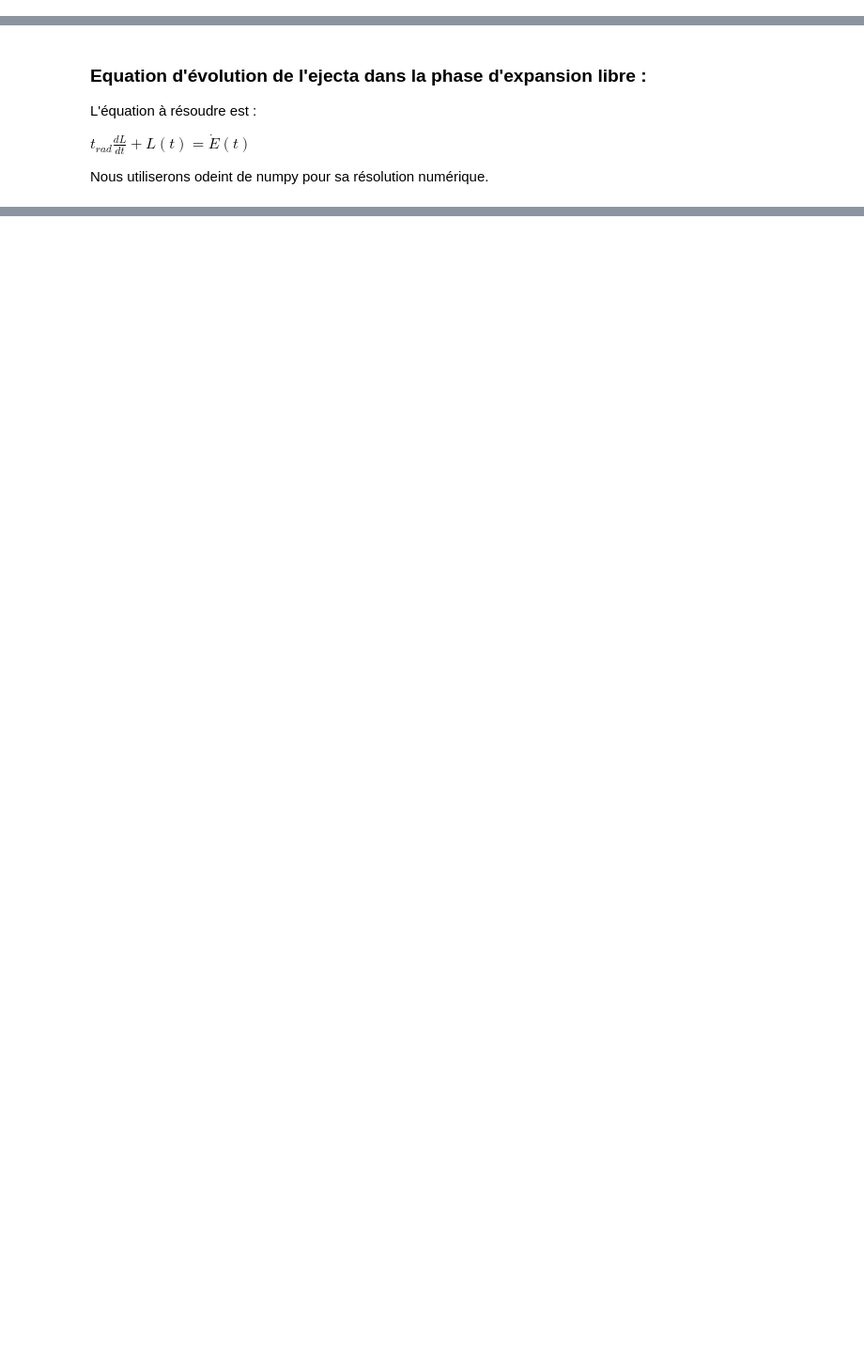
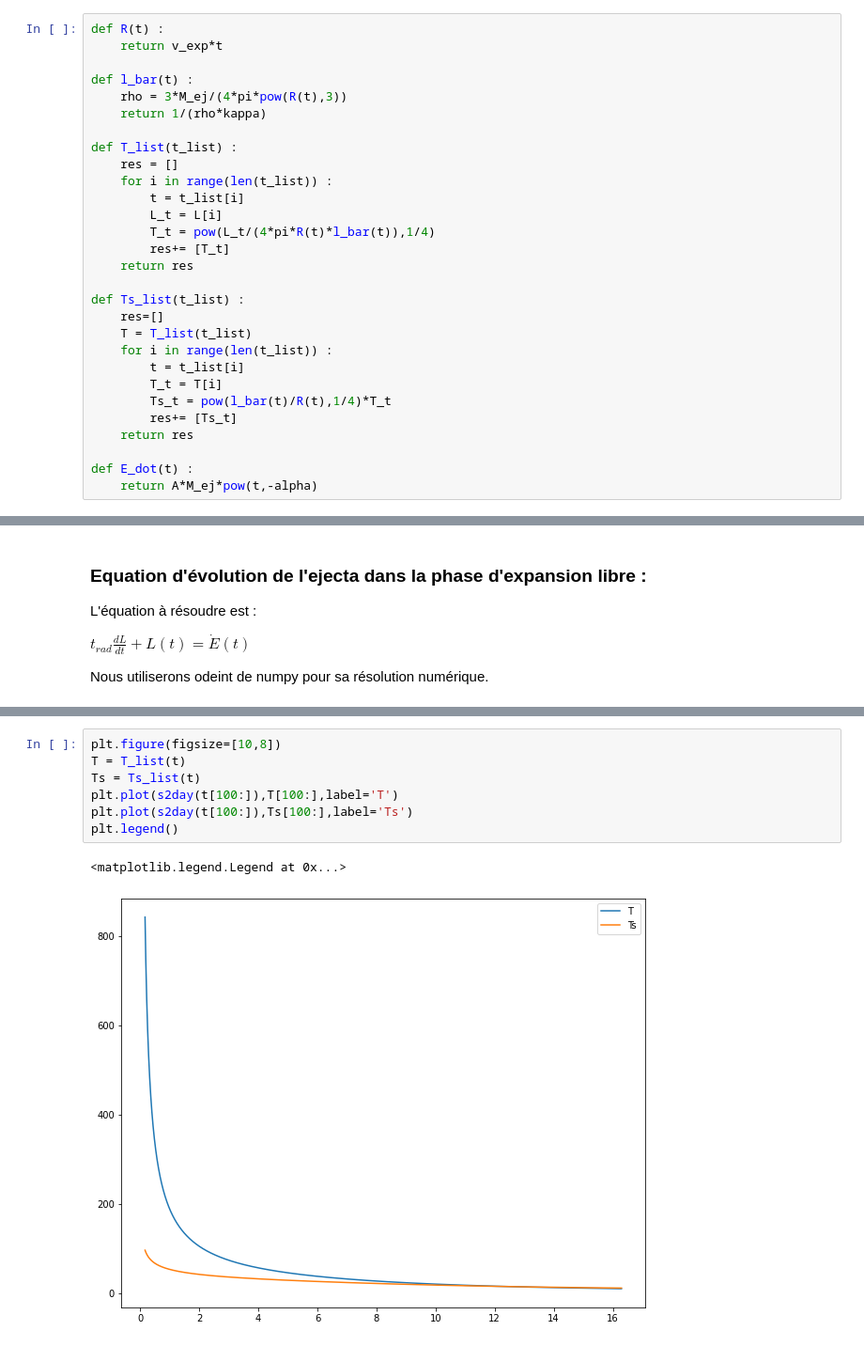
Before and after one commit to romainpch/PHY583, a Jupyter notebook: Astro.ipynb, the cells around one changed output, grey strips where cells are left out. Shown: that part at 94% size. Cells and saved outputs as stored; diff of their text form; blank space fills up the shorter version.

```diff
--- a/Astro.ipynb
+++ b/Astro.ipynb
@@ -50,4 +55,33 @@ Constantes caractéristiques du probleme :
 t* = 4.19e+05 s = 4.85 jours
 t_neb = 1.08e+06 s = 12.53 jours
 R_neb = 4.87e+13 m = 69974.01 Rayons solaire
+# %%
+def R(t) :
+    return v_exp*t
+
+def l_bar(t) :
+    rho = 3*M_ej/(4*pi*pow(R(t),3))
+    return 1/(rho*kappa)
+
+def T_list(t_list) :
+    res = []
+    for i in range(len(t_list)) :
+        t = t_list[i]
+        L_t = L[i]
+        T_t = pow(L_t/(4*pi*R(t)*l_bar(t)),1/4)
+        res+= [T_t]
+    return res
+
+def Ts_list(t_list) :
+    res=[]
+    T = T_list(t_list)
+    for i in range(len(t_list)) :
+        t = t_list[i]
+        T_t = T[i]
+        Ts_t = pow(l_bar(t)/R(t),1/4)*T_t
+        res+= [Ts_t]
+    return res
+
+def E_dot(t) :
+    return A*M_ej*pow(t,-alpha)
 # %%
@@ -101,0 +149,10 @@ Text(13, 40000.0, '$t_{neb}$')
+# %%
+plt.figure(figsize=[10,8])
+T = T_list(t)
+Ts = Ts_list(t)
+plt.plot(s2day(t[100:]),T[100:],label='T')
+plt.plot(s2day(t[100:]),Ts[100:],label='Ts')
+plt.legend()
+# %% [output]
+<matplotlib.legend.Legend at 0x...>
+[figure, added]
```
Also changed, not shown: parts of 6 cells of this notebook.
